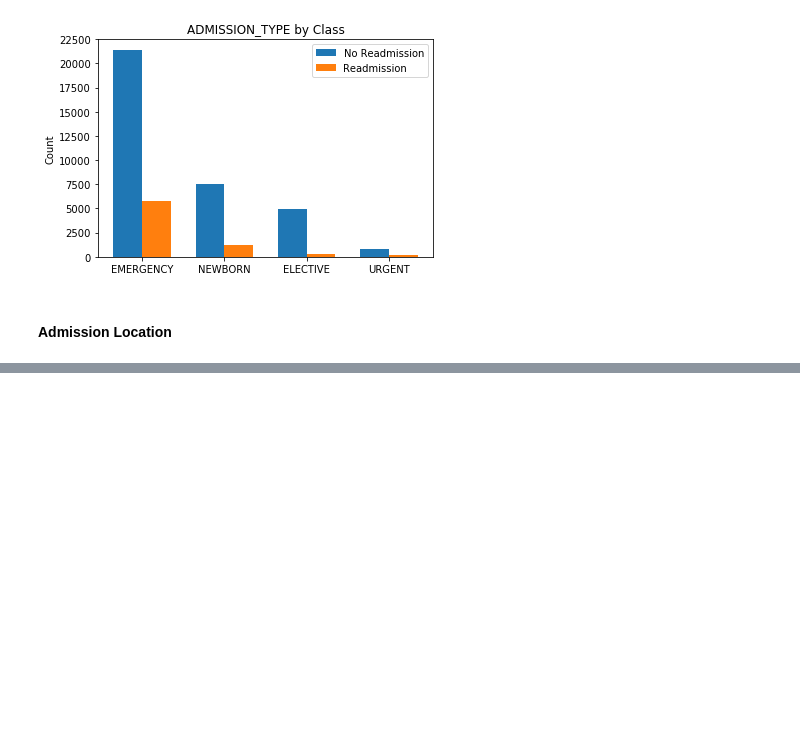
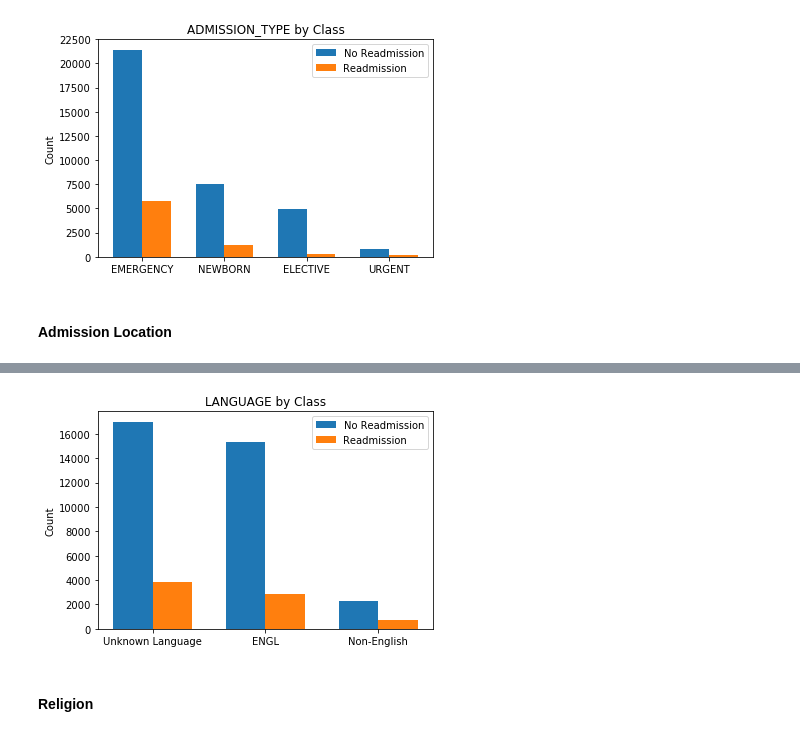
Before and after one commit to pateli18/Machine-Learning-Nanodegree, a Jupyter notebook: capstone_project/Create Dataset.ipynb, the cells around one changed output, grey strips where cells are left out. Saved outputs shown, nothing was run; the diff lists cells and outputs as text; code cells hidden in the pictures; blank space fills up the shorter version.

```diff
--- a/capstone_project/Create Dataset.ipynb
+++ b/capstone_project/Create Dataset.ipynb
@@ -180,0 +206,2 @@ main_df = convert_categorical(main_df, 'ADMISSION_LOCATION')
+# %%
+main_df = convert_categorical(main_df, 'INSURANCE')
@@ -180,0 +232,8 @@ main_df = convert_categorical(main_df, 'ADMISSION_LOCATION')
+# %%
+# consolidate all to english vs. non-english
+main_df['LANGUAGE'] = main_df['LANGUAGE'].apply(lambda x: x if x == x else 'Unknown Language')
+main_df['LANGUAGE'] = main_df['LANGUAGE'].apply(lambda x: x if x == 'ENGL' or x == 'Unknown Language' else 'Non-English')
+# %%
+plot_categorical(main_df, 'LANGUAGE', 0.35)
+# %% [output]
+[figure, added]
@@ -180,0 +242,2 @@ main_df = convert_categorical(main_df, 'ADMISSION_LOCATION')
+# %% [markdown]
+#### Religion
```
Also changed, not shown: parts of 25 cells of this notebook.
